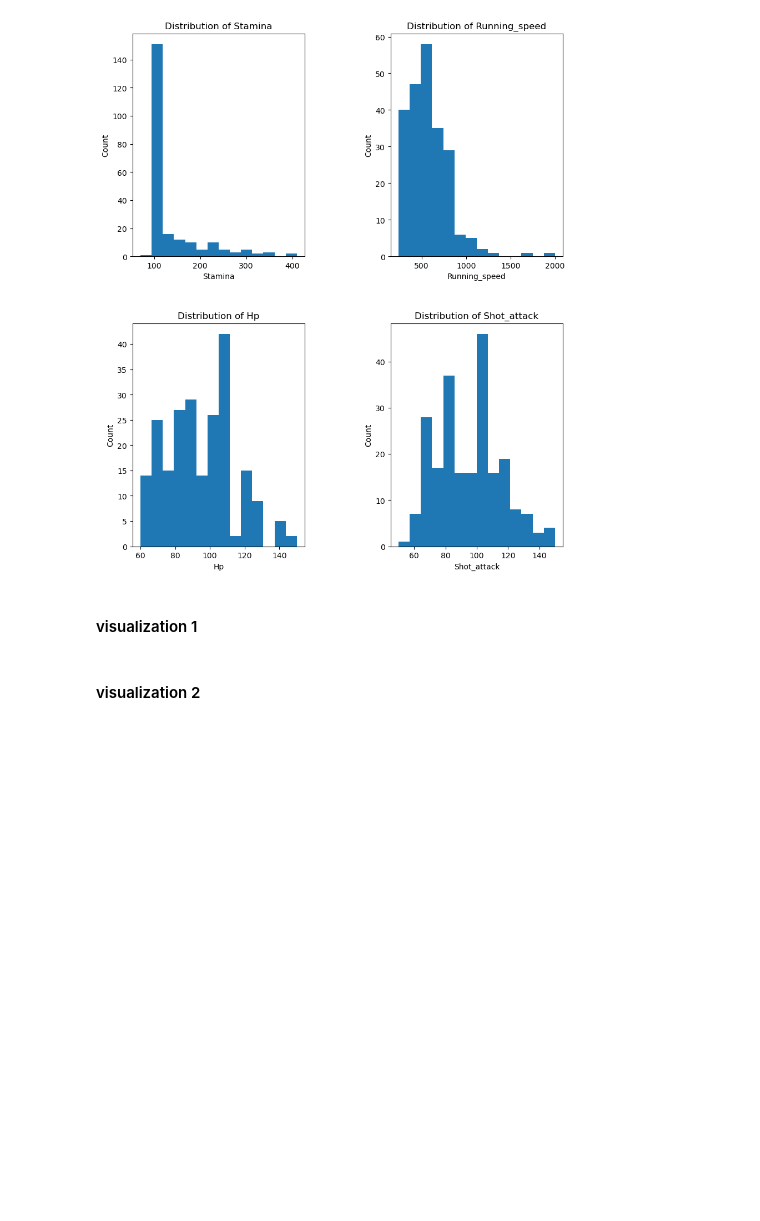
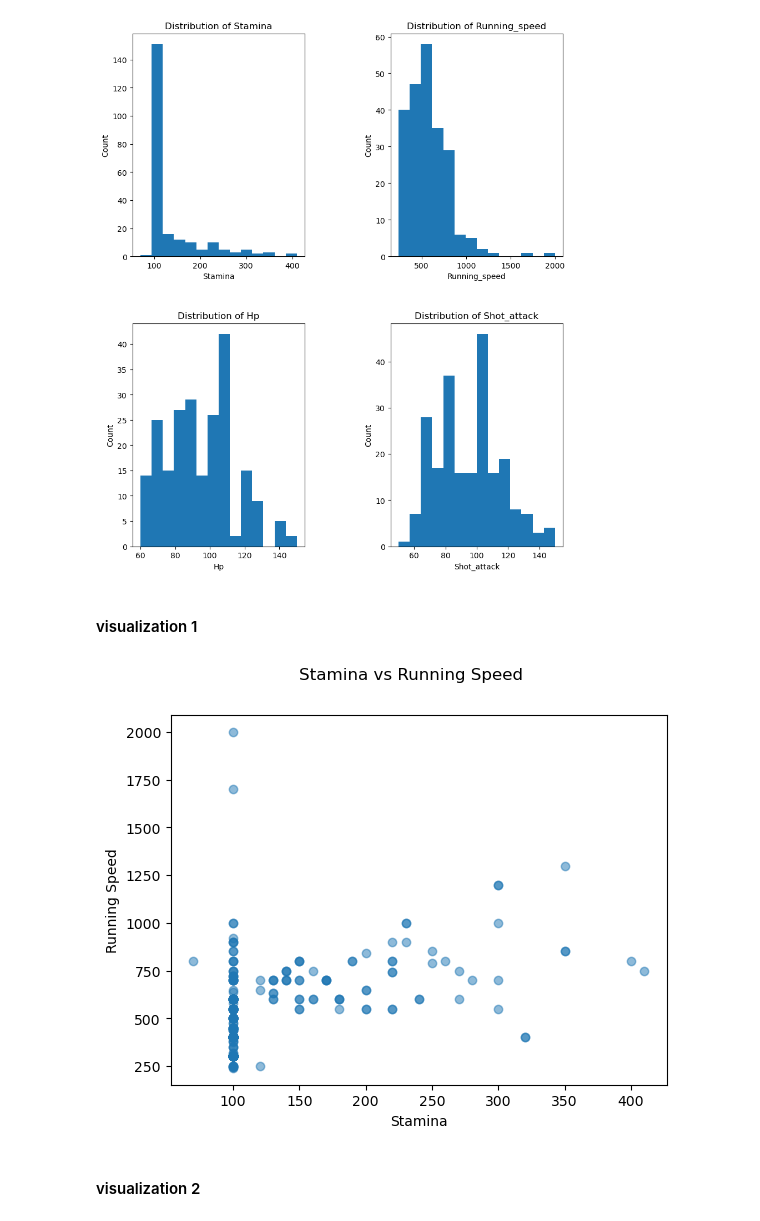
Before and after one commit to EthanK360/DS3000_Group5, a Jupyter notebook: template.ipynb, the cells around one changed output. Saved outputs shown, nothing was run; the diff lists cells and outputs as text; code cells hidden in the pictures; blank space fills up the shorter version.

```diff
--- a/template.ipynb
+++ b/template.ipynb
@@ -256,0 +377,7 @@ df_pals.head()
+# %%
+df_pal_tiers = pd.read_csv('tierlist_overall.csv')
+# df_tiers = pd.DataFrame(df_pal_tiers.loc[:, 'tier'])
+
+df_pals['tier'] = df_pals['name'].map(df_pal_tiers.set_index('pal')['tier'])
+
+df_pals.tail()
@@ -306,6 +440,14 @@ hist_subplot(df_pals, y_feat_list)
 # %%
 # Write the code to run functions to get each data visualization in separate code chunks.
 # Interpret the figures.
+plt.scatter(df_pals['stamina'], df_pals['running_speed'], alpha = 0.5)
+
+plt.xlabel('Stamina')
+plt.ylabel('Running Speed')
+plt.suptitle('Stamina vs Running Speed')
+plt.show()
+# %% [output]
+[figure, added]
 # %% [markdown]
 #### visualization 2
 # %%
```
Also changed, not shown: parts of 6 cells of this notebook.
